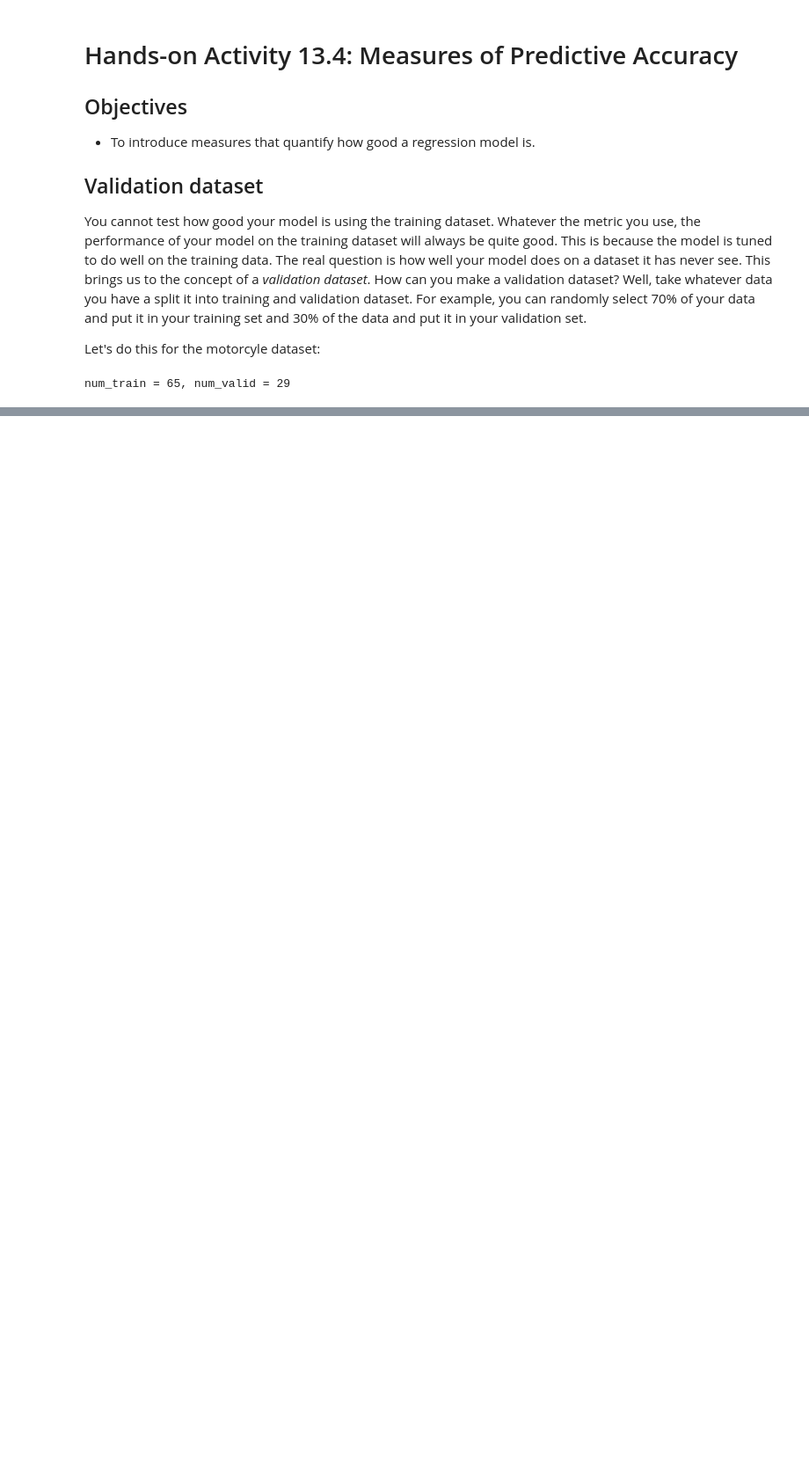
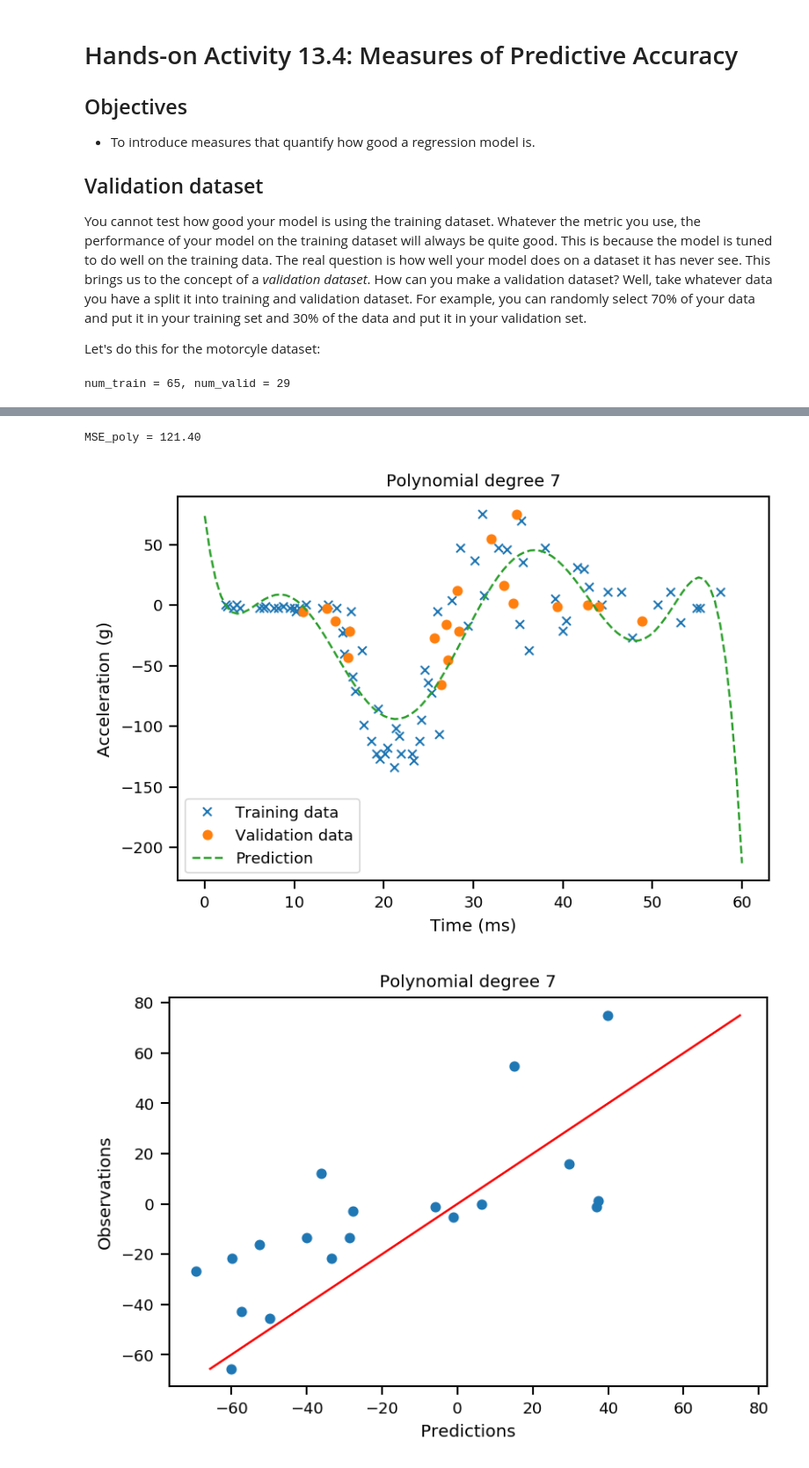
Before and after one commit to PredictiveScienceLab/data-analytics-se, a Jupyter notebook: activities/hands-on-13.4.ipynb, the cells around one changed output, grey strips where cells are left out. Shown at 88% size. Saved outputs shown, nothing was run; the diff lists cells and outputs as text; code cells hidden in the pictures; blank space fills up the shorter version.

```diff
--- a/activities/hands-on-13.4.ipynb
+++ b/activities/hands-on-13.4.ipynb
@@ -58,0 +104,35 @@ plt.legend(loc='best');
+# %%
+# Fit the polynomial model
+degree = 7
+Phi_poly_train = get_polynomial_design_matrix(x_train[:, None], degree)
+w_poly, _, _, _ = np.linalg.lstsq(Phi_poly_train, y_train, rcond=None)
+# Plot the function when possible
+xx = np.linspace(0, 60, 100)
+Phi_poly_xx = get_polynomial_design_matrix(xx[:, None], degree)
+yy_predict = np.dot(Phi_poly_xx, w_poly)
+fig, ax = plt.subplots(dpi=150)
+ax.set_title('Polynomial degree {0:d}'.format(degree))
+ax.plot(x_train, y_train, 'x', label='Training data')
+ax.plot(x_valid, y_valid, 'o', label='Validation data')
+ax.plot(xx, yy_predict, '--', label='Prediction')
+ax.set_xlabel('Time (ms)')
+ax.set_ylabel('Acceleration (g)')
+plt.legend(loc='best')
+# Make predictions on the validation data
+Phi_poly_valid = get_polynomial_design_matrix(x_valid[:, None], degree)
+y_valid_predict = np.dot(Phi_poly_valid, w_poly)
+# Calculate the mean square error
+MSE_poly = np.linalg.norm(y_valid_predict - y_valid)
+print('MSE_poly = {0:1.2f}'.format(MSE_poly))
+# Do the predictsions vs observations plots
+fig, ax = plt.subplots(dpi=150)
+ax.set_title('Polynomial degree {0:d}'.format(degree))
+ax.plot(y_valid_predict, y_valid, 'o')
+yys = np.linspace(y_valid.min(), y_valid.max(), 100)
+ax.plot(yys, yys, 'r-');
+ax.set_xlabel('Predictions')
+ax.set_ylabel('Observations');
+# %% [output]
+MSE_poly = 121.40
+[figure, added]
+[figure, added]
```
Also changed, not shown: parts of 8 cells of this notebook, 1 other file.
